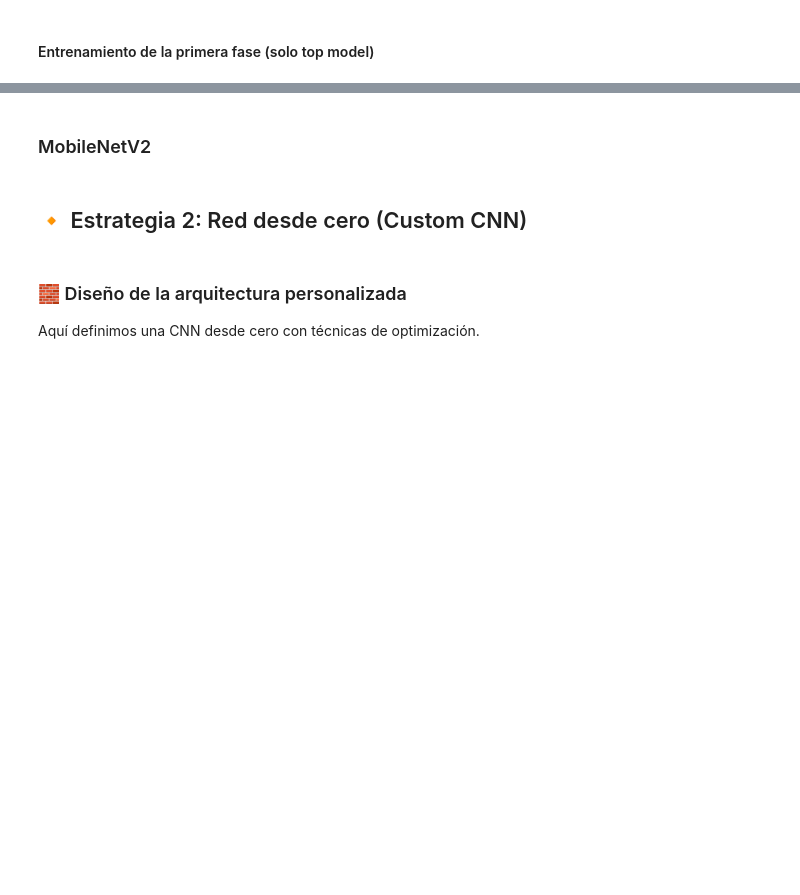
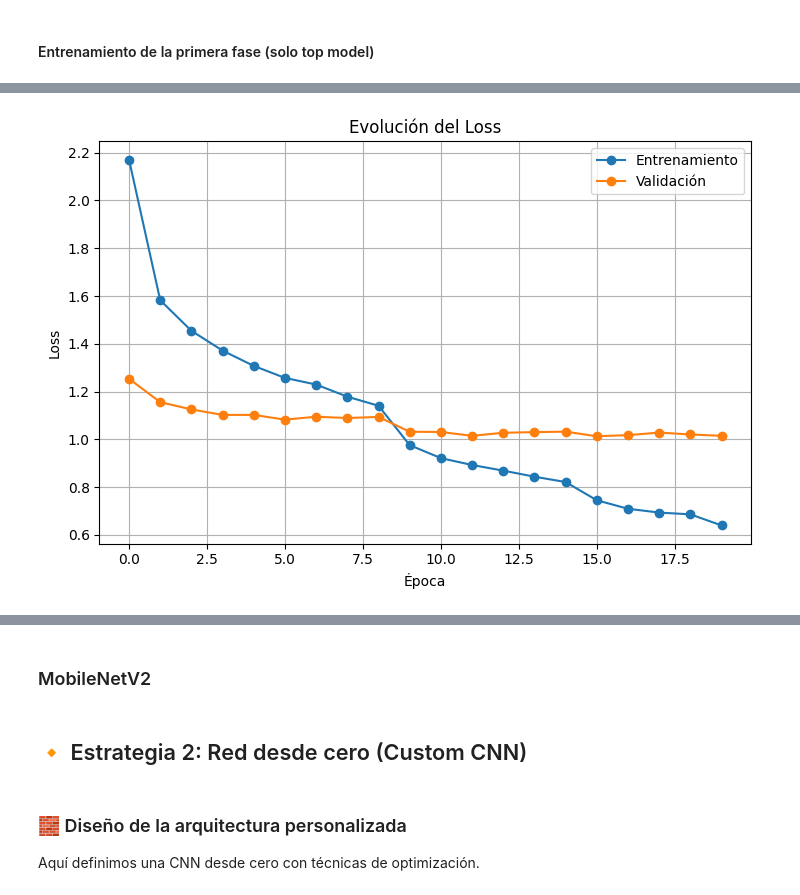
Before and after one commit to rcastillordgz/Entregable-4-Nuclio-DL, a Jupyter notebook: DSC0924ESP_Actividad_DL_Grupo_XX_COMPLETO.ipynb, the cells around one changed output, grey strips where cells are left out. Drawn from its saved outputs; the diff is of its cells as text; code cells hidden in the pictures; blank space fills up the shorter version.

```diff
--- a/DSC0924ESP_Actividad_DL_Grupo_XX_COMPLETO.ipynb
+++ b/DSC0924ESP_Actividad_DL_Grupo_XX_COMPLETO.ipynb
@@ -184,0 +271,21 @@ history = model.fit(
+# %%
+# 📊 Visualización de métricas de entrenamiento
+import matplotlib.pyplot as plt
+
+# Ajustamos el tamaño de las figuras
+plt.figure(figsize=(14, 5))
+
+# --- Loss ---
+plt.subplot(1, 2, 2)
+plt.plot(history.history['loss'], label='Entrenamiento', marker='o')
+plt.plot(history.history['val_loss'], label='Validación', marker='o')
+plt.title('Evolución del Loss')
+plt.xlabel('Época')
+plt.ylabel('Loss')
+plt.grid(True)
+plt.legend()
+
+plt.tight_layout()
+plt.show()
+# %% [output]
+[figure, added]
```
Also changed, not shown: parts of 12 cells of this notebook.
